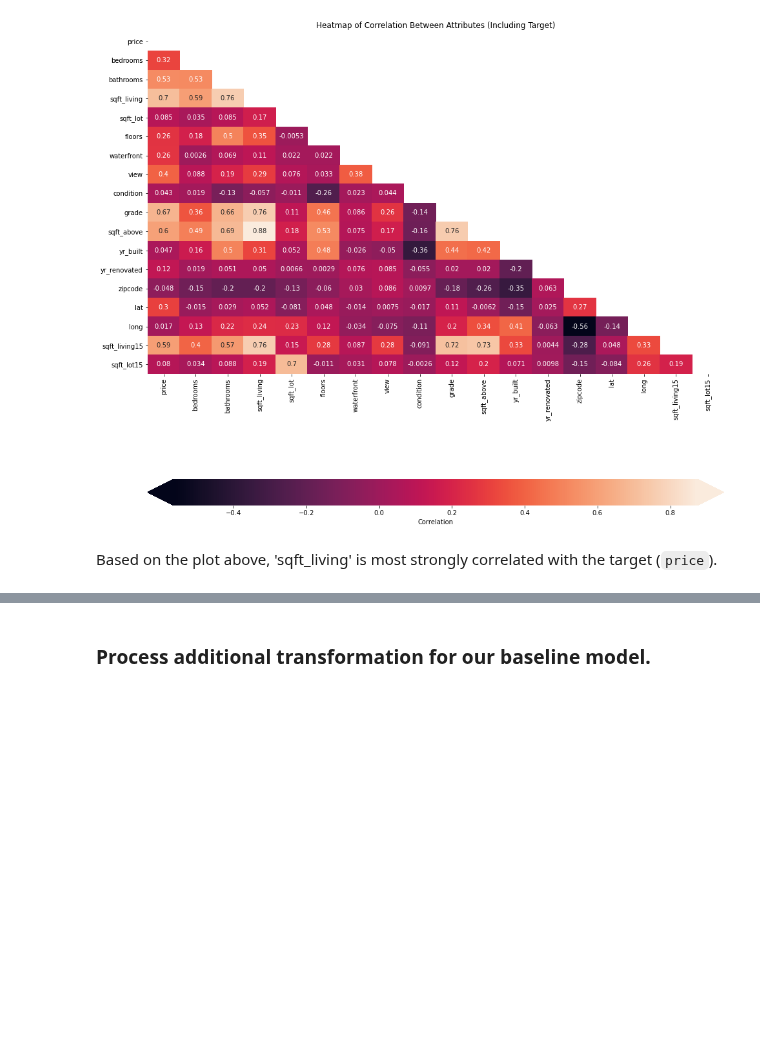
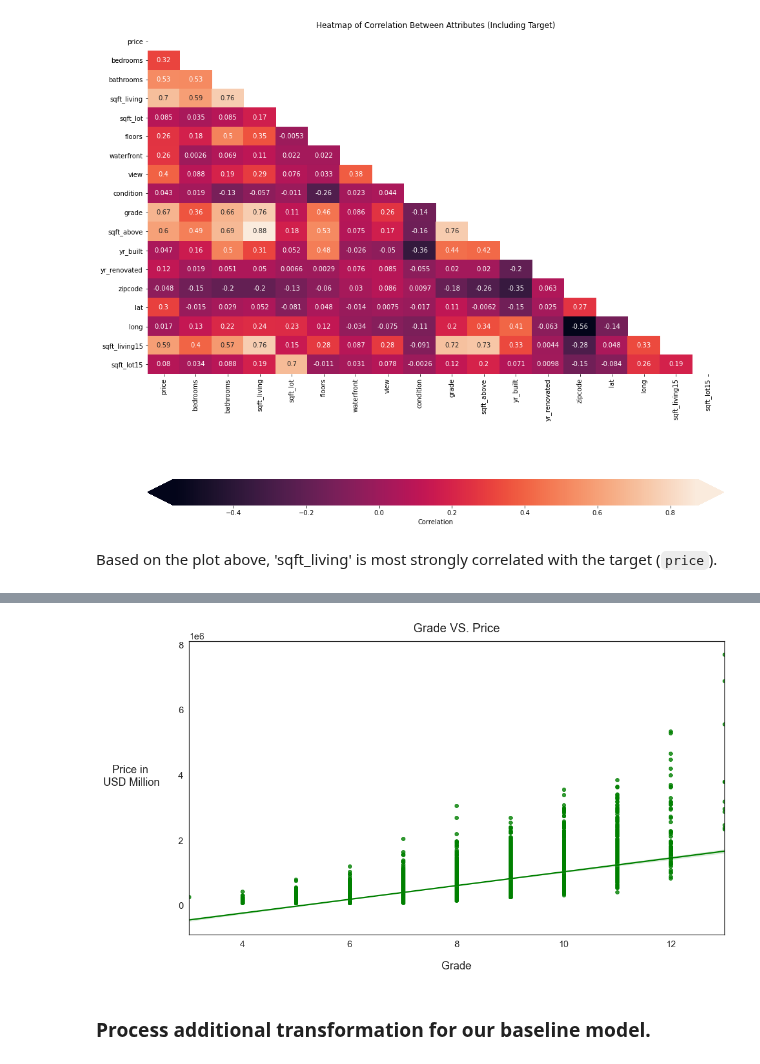
Before and after one commit to miazfryer/King_County_Regression, a Jupyter notebook: Sejin.ipynb, the cells around one changed output, grey strips where cells are left out. Cells and saved outputs as stored; diff of their text form; code cells hidden in the pictures; blank space fills up the shorter version.

```diff
--- a/Sejin.ipynb
+++ b/Sejin.ipynb
@@ -196,3 +209,21 @@ ax.set_title("Most Correlated Feature vs. Price");
+# %%
+sns.set_style("white")
+fig, ax = plt.subplots()
+fig.set_size_inches(16, 9)
+sns.set(font_scale=1.4)
+
+sns.regplot(
+        x=X_train[most_correlated_feature2],
+        y=y_train,
+        ci=99,
+        color='green'
+    )
+
+ax.set_xlabel("Grade", fontsize=18, labelpad=20)
+ax.set_ylabel("Price in\n USD Million", fontsize=18, labelpad=80, rotation=0)
+ax.set_title("Grade VS. Price", fontsize=20, pad=15);
+# %% [output]
+[figure, added]
 # %% [markdown]
 ### Process additional transformation for our baseline model.
 # %%
```
Also changed, not shown: parts of 7 cells of this notebook.
